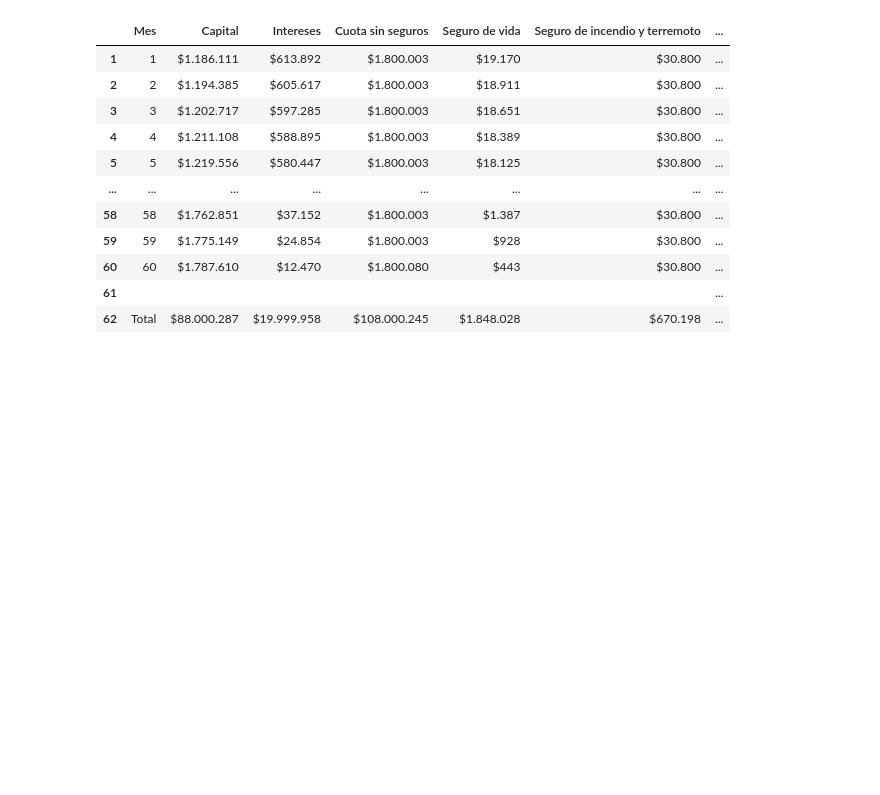
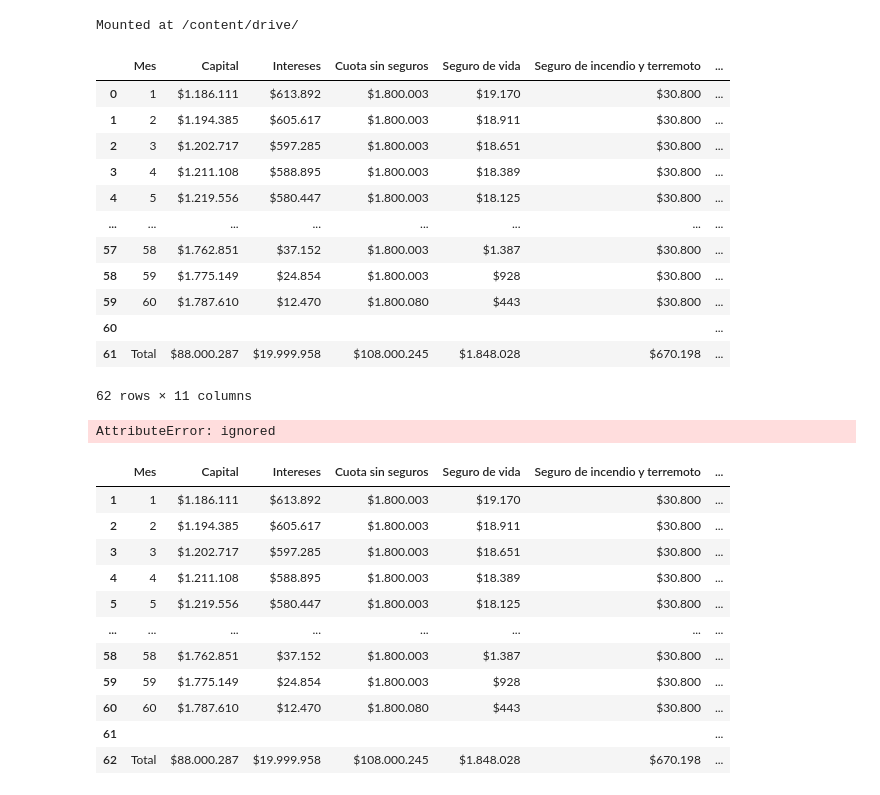
Before and after one commit to alexandergribenchenko/Data_Science_Finanzas, a Jupyter notebook: DS_FIN_02_Google_Sheets.ipynb, the cells around one changed output. Saved outputs shown, nothing was run; the diff lists cells and outputs as text; code cells hidden in the pictures; blank space fills up the shorter version.

```diff
--- a/DS_FIN_02_Google_Sheets.ipynb
+++ b/DS_FIN_02_Google_Sheets.ipynb
@@ -4,6 +4,11 @@
 # 1. Authorizing google colab
 from google.colab import auth
 auth.authenticate_user()
+# %%
+from google.colab import drive
+drive.mount('/content/drive/')
+# %% [output]
+Mounted at /content/drive/
 # %%
 
 # 2. credentials for google sheets
@@ -16,4 +21,5 @@ creds, _ = default()
 gc = gspread.authorize(creds)
 # %%
 #4. Connecting
-worksheet = gc.open('perro').sheet1
+# worksheet = gc.open('perro').sheet1
+gsheets = gc.open_by_url('https://docs.google.com/spreadsheets/d/1XEHYtbQnYZo2OCd7ICWx_qpEQwceWCNm43Vus48wzAw/edit#gid=17326551')
@@ -20,6 +28,26 @@ worksheet = gc.open('perro').sheet1
+# %%
+sheets = gsheets.worksheet('Gato').get_all_values()
+df = pd.DataFrame(sheets[1:], columns=sheets[0])
+df
+# %% [output]
+|  | Mes | Capital | Intereses | Cuota sin seguros | Seguro de vida | Seguro de incendio y terremoto | ... |
+| 0 | 1 | $1.186.111 | $613.892 | $1.800.003 | $19.170 | $30.800 | ... |
+| 1 | 2 | $1.194.385 | $605.617 | $1.800.003 | $18.911 | $30.800 | ... |
+| 2 | 3 | $1.202.717 | $597.285 | $1.800.003 | $18.651 | $30.800 | ... |
+| 3 | 4 | $1.211.108 | $588.895 | $1.800.003 | $18.389 | $30.800 | ... |
+| 4 | 5 | $1.219.556 | $580.447 | $1.800.003 | $18.125 | $30.800 | ... |
+| ... | ... | ... | ... | ... | ... | ... | ... |
+| 57 | 58 | $1.762.851 | $37.152 | $1.800.003 | $1.387 | $30.800 | ... |
+| 58 | 59 | $1.775.149 | $24.854 | $1.800.003 | $928 | $30.800 | ... |
+| 59 | 60 | $1.787.610 | $12.470 | $1.800.080 | $443 | $30.800 | ... |
+| 60 |  |  |  |  |  |  | ... |
+| 61 | Total | $88.000.287 | $19.999.958 | $108.000.245 | $1.848.028 | $670.198 | ... |
+62 rows × 11 columns
 # %%
 #5. Exporting data to get_all_values gives a list of rows.
 rows = worksheet.get_all_values()
+# %% [output]
+AttributeError: ignored
 # %%
 # 6. Using pandas to convert to a DataFrame and render.
 import pandas as pd
```
Also changed, not shown: parts of 4 cells of this notebook.
